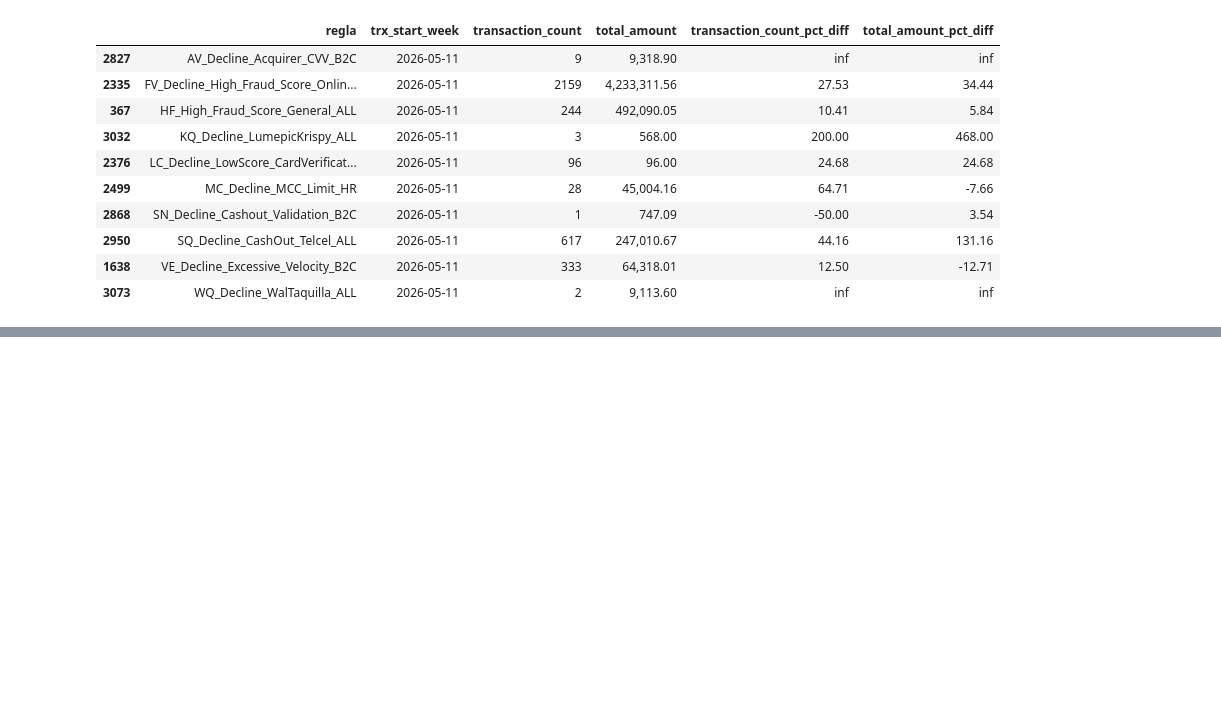
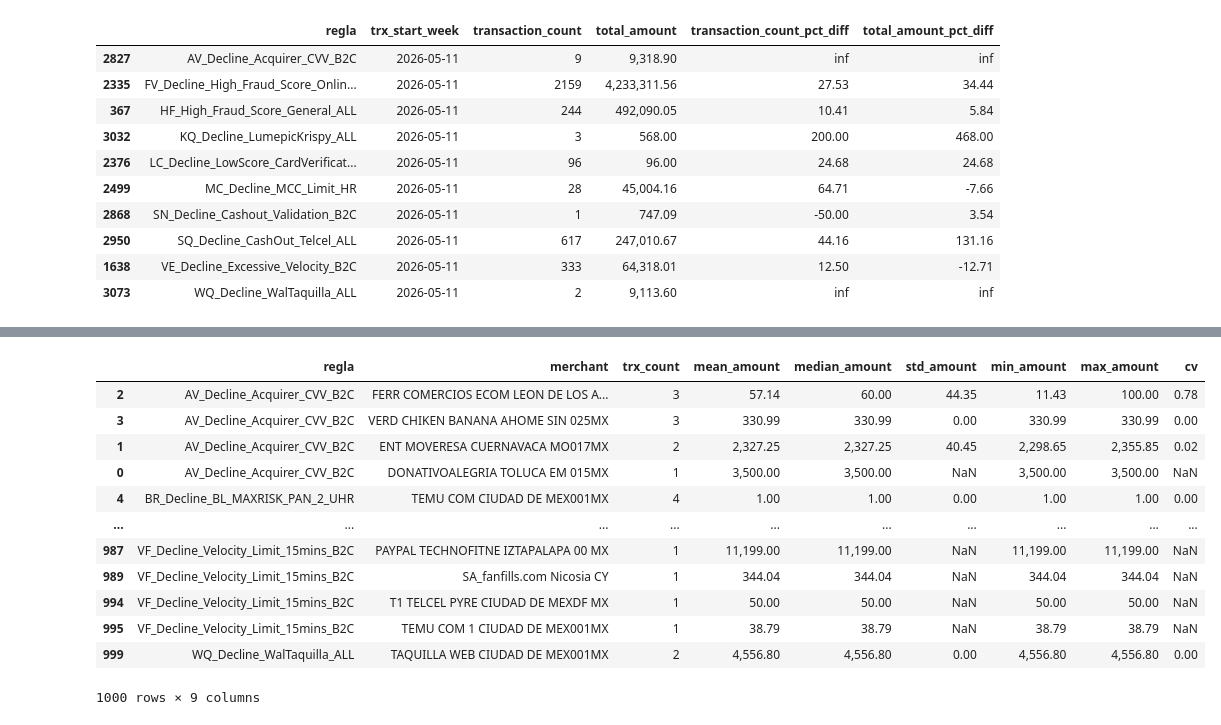
Before and after one commit to camila-cusi-klar/fraud-agentic-ai, a Jupyter notebook: analyze-fraud-rules/cpc-analyze-fraud-rules.ipynb, the cells around one changed output, grey strips where cells are left out. Cells and saved outputs as stored; diff of their text form; code cells hidden in the pictures; blank space fills up the shorter version.

```diff
--- a/analyze-fraud-rules/cpc-analyze-fraud-rules.ipynb
+++ b/analyze-fraud-rules/cpc-analyze-fraud-rules.ipynb
@@ -256,0 +271,10 @@ week_analysis[
+# %%
+
+df_week = fraud_rules_df[
+    (fraud_rules_df["trx_start_week"] == week_observation)
+].copy()
+
+print(f"Observation week: {week_obs_start.date()} → {week_obs_end.date()}")
+print(f"Total declined transactions: {df_week['transaction_id'].nunique():,}")
+print(f"Total declined amount: ${df_week['amount_abs'].sum():,.2f}")
+df_week["regla"].value_counts().head(10)
@@ -256,0 +350,36 @@ week_analysis[
+# %%
+# 2. Amount similarity per merchant within each rule
+# Stats: mean, median, std, min, max — a low std relative to mean signals similar amounts (possible fraud pattern)
+amount_similarity = (
+    df_week
+    .groupby(["regla", "merchant"])["amount_abs"]
+    .agg(
+        trx_count="count",
+        mean_amount="mean",
+        median_amount="median",
+        std_amount="std",
+        min_amount="min",
+        max_amount="max"
+    )
+    .reset_index()
+)
+
+# Coefficient of variation (std / mean): lower = more uniform amounts
+amount_similarity["cv"] = (amount_similarity["std_amount"] / amount_similarity["mean_amount"]).round(3)
+
+amount_similarity = amount_similarity.sort_values(["regla", "trx_count"], ascending=[True, False])
+amount_similarity
+# %% [output]
+|  | regla | merchant | trx_count | mean_amount | median_amount | std_amount | min_amount | max_amount | cv |
+| 2 | AV_Decline_Acquirer_CVV_B2C | FERR COMERCIOS ECOM LEON DE LOS A... | 3 | 57.14 | 60.00 | 44.35 | 11.43 | 100.00 | 0.78 |
+| 3 | AV_Decline_Acquirer_CVV_B2C | VERD CHIKEN BANANA AHOME SIN 025MX | 3 | 330.99 | 330.99 | 0.00 | 330.99 | 330.99 | 0.00 |
+| 1 | AV_Decline_Acquirer_CVV_B2C | ENT MOVERESA CUERNAVACA MO017MX | 2 | 2,327.25 | 2,327.25 | 40.45 | 2,298.65 | 2,355.85 | 0.02 |
+| 0 | AV_Decline_Acquirer_CVV_B2C | DONATIVOALEGRIA TOLUCA EM 015MX | 1 | 3,500.00 | 3,500.00 | NaN | 3,500.00 | 3,500.00 | NaN |
+| 4 | BR_Decline_BL_MAXRISK_PAN_2_UHR | TEMU COM CIUDAD DE MEX001MX | 4 | 1.00 | 1.00 | 0.00 | 1.00 | 1.00 | 0.00 |
+| ... | ... | ... | ... | ... | ... | ... | ... | ... | ... |
+| 987 | VF_Decline_Velocity_Limit_15mins_B2C | PAYPAL TECHNOFITNE IZTAPALAPA 00 MX | 1 | 11,199.00 | 11,199.00 | NaN | 11,199.00 | 11,199.00 | NaN |
+| 989 | VF_Decline_Velocity_Limit_15mins_B2C | SA_fanfills.com Nicosia CY | 1 | 344.04 | 344.04 | NaN | 344.04 | 344.04 | NaN |
+| 994 | VF_Decline_Velocity_Limit_15mins_B2C | T1 TELCEL PYRE CIUDAD DE MEXDF MX | 1 | 50.00 | 50.00 | NaN | 50.00 | 50.00 | NaN |
+| 995 | VF_Decline_Velocity_Limit_15mins_B2C | TEMU COM 1 CIUDAD DE MEX001MX | 1 | 38.79 | 38.79 | NaN | 38.79 | 38.79 | NaN |
+| 999 | WQ_Decline_WalTaquilla_ALL | TAQUILLA WEB CIUDAD DE MEX001MX | 2 | 4,556.80 | 4,556.80 | 0.00 | 4,556.80 | 4,556.80 | 0.00 |
+1000 rows × 9 columns
```
Also changed, not shown: parts of 26 cells of this notebook.
